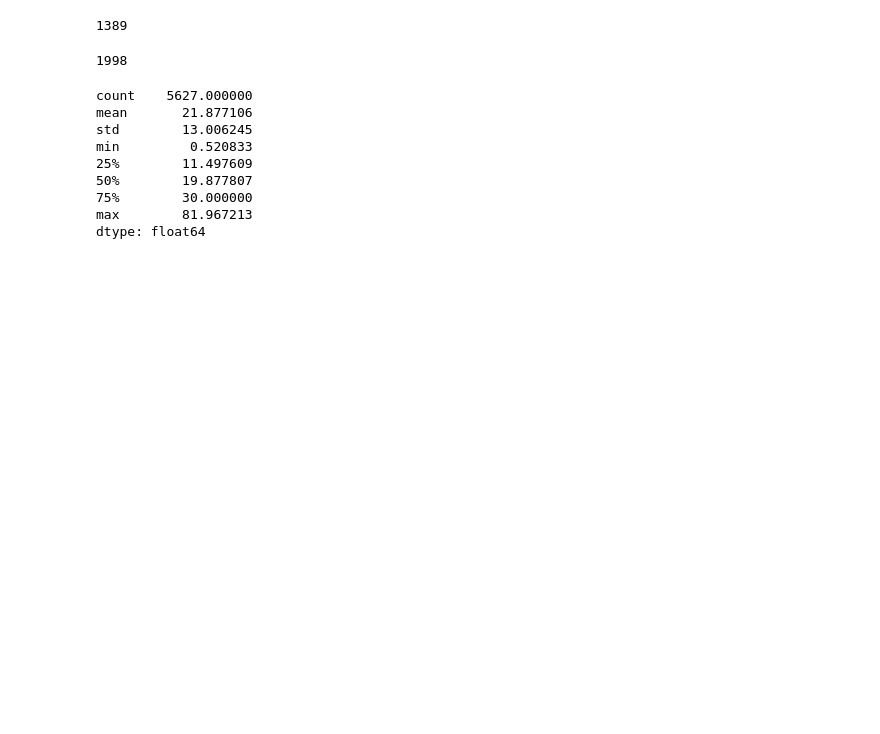
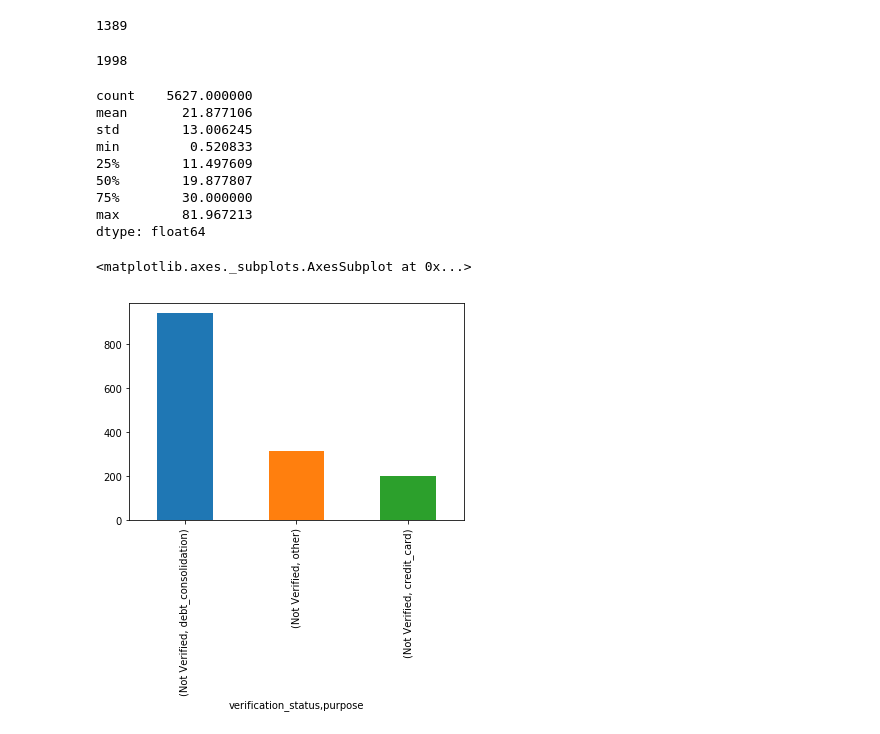
Before and after one commit to sheshanth123/Lending-Loan-Case-Study, a Jupyter notebook: Lending_club.ipynb, the cells around one changed output. Drawn from its saved outputs; the diff is of its cells as text; code cells hidden in the pictures; blank space fills up the shorter version.

```diff
--- a/Lending_club.ipynb
+++ b/Lending_club.ipynb
@@ -545,3 +583,9 @@ min         0.520833
 75%        30.000000
 max        81.967213
 dtype: float64
+# %%
+loan_df['verification_status']
+loan_df.groupby(by=['verification_status', 'purpose']).size()[['Not Verified']].nlargest(3).plot(kind='bar')
+# %% [output]
+<matplotlib.axes._subplots.AxesSubplot at 0x...>
+[figure, added]
```
Also changed, not shown: parts of 7 cells of this notebook.
